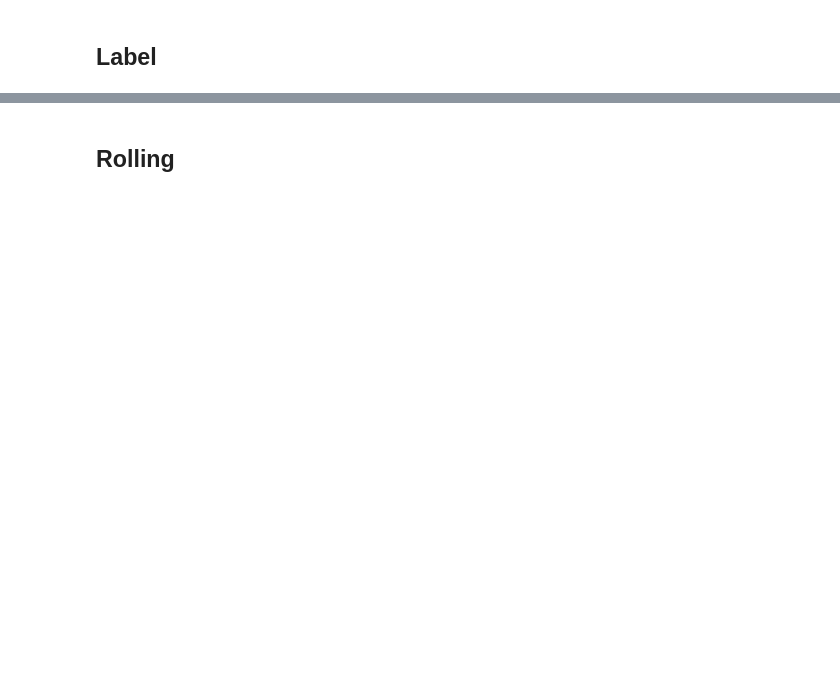
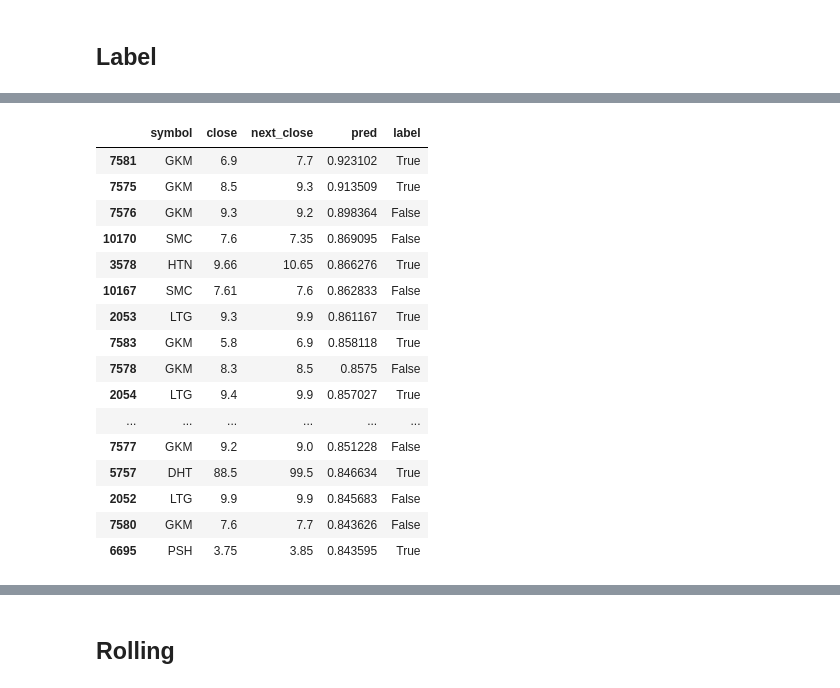
Before and after one commit to hoangvictor/vnstock, a Jupyter notebook: notebooks/POC.ipynb, the cells around one changed output, grey strips where cells are left out. Saved outputs shown, nothing was run; the diff lists cells and outputs as text; code cells hidden in the pictures; blank space fills up the shorter version.

```diff
--- a/notebooks/POC.ipynb
+++ b/notebooks/POC.ipynb
@@ -33,21 +42,19 @@ keep_symbols = []
 data_count = []
 all_data = {}
 for symbol in tqdm(symbols_list):
-    save_path = f'./data/stocks/{symbol}.csv'
+    save_path = f'/remote/vast0/share-mv/tien/project/vnstock/data/stocks/{symbol}.csv'
     if os.path.exists(save_path):
         df = pd.read_csv(save_path)
     else:
-        if data_count is not None:
-            continue
         try:
             vn_stock = Vnstock()
             stock = vn_stock.stock(symbol=symbol, source='VCI')
             df = stock.quote.history(start='2020-01-01', end='2025-02-25')
-            df.to_csv(f'./data/stocks/{symbol}.csv', index=False)
+            df.to_csv(f'/remote/vast0/share-mv/tien/project/vnstock/data/stocks/{symbol}.csv', index=False)
         except Exception as e:
             print(e)
             continue
-    if (df['volume']*df['close']).values[-1].tolist() > 5e7:
+    if ((df['volume']*df['close']).rolling(10).mean()).values[-1].tolist() > 1e6 and (df['volume'] == 0).sum() < 10 and df.shape[0] > 800:
         data_count.append([symbol, df.shape[0]])
         all_data[symbol] = df
         keep_symbols.append(symbol)
@@ -186,9 +258,16 @@ def feature_engineering(df):
 def label(df):
     upper_rate = 1.05
     # df['label'] = df['close'].shift(-3) / df['close'] - 1
-    df['next_close'] = df['close'].shift(-3)
-    df['label'] = df['next_close'] > df['close'] * upper_rate
-    # df['label2'] = df['close'].shift(-3) > df['close']
+    df['next_close'] = df['close'].rolling(10).max().shift(-10)
+    df['next_min_close'] = df['close'].rolling(10).min().shift(-10)
+
+    df['label'] = df['next_close'] > df['open'].shift(-1) * upper_rate
+    df['label'] &= df['next_min_close'] > df['open'].shift(-1) * 0.95
+
+    df['label'] = df['next_close'] > df['open'].shift(-1) * upper_rate
+
+    df['weight'] = 1+(df['next_close']/df['open'].shift(-1)-1).abs()
+
     return df
 # %%
 # old_all_df = all_df.copy()
@@ -205,7 +284,8 @@ for symbol, df in all_data.items():
     c += 1
 
 all_df = pd.concat(all_df)
-all_df = all_df[all_df['volume']*all_df['close'] > 5e7].dropna()
+all_df = all_df.dropna()
+all_df = all_df[(abs(all_df['close']/all_df['open']-1) > 0.04) | (abs(all_df['high']/all_df['low']-1) > 0.08) | (abs(all_df['cur_volume_vs_avg10_diff']) > 1.)]
 # all_df = all_df[(all_df['cur_volume_vs_avg10_diff'].abs() > 0.5) | (all_df['prev1d_cur_volume_vs_avg10_diff'].abs() > 0.5) | (all_df['prev2d_cur_volume_vs_avg10_diff'].abs() > 0.5) | (all_df['prev3d_cur_volume_vs_avg10_diff'].abs() > 0.5)].reset_index(drop=True)
 # %% [output]
 ACB
@@ -325,0 +582,8 @@ Precision is ill-defined and being set to 0.0 in labels with no predicted sample
+# %%
+best_threshold = study.user_attrs['best_threshold']
+y_pred_test = best_model.predict(X_test)
+auc = roc_auc_score(y_test, y_pred_test)
+prec = precision_score(y_test, y_pred_test > best_threshold)
+print("AUC: ", auc)
+print("Precision: ", prec)
+print("Total predictions:", sum(y_pred_test > best_threshold))
@@ -325,0 +663,22 @@ Precision is ill-defined and being set to 0.0 in labels with no predicted sample
+# %%
+a = pd.DataFrame([test_df_symbol_cols, test_df_close_cols, test_df_next_close_cols, y_pred_test, y_test]).T
+a.columns = ['symbol', 'close', 'next_close', 'pred', 'label']
+a.sort_values(by='pred', ascending=False).head(20)
+# %% [output]
+|  | symbol | close | next_close | pred | label |
+| 7581 | GKM | 6.9 | 7.7 | 0.923102 | True |
+| 7575 | GKM | 8.5 | 9.3 | 0.913509 | True |
+| 7576 | GKM | 9.3 | 9.2 | 0.898364 | False |
+| 10170 | SMC | 7.6 | 7.35 | 0.869095 | False |
+| 3578 | HTN | 9.66 | 10.65 | 0.866276 | True |
+| 10167 | SMC | 7.61 | 7.6 | 0.862833 | False |
+| 2053 | LTG | 9.3 | 9.9 | 0.861167 | True |
+| 7583 | GKM | 5.8 | 6.9 | 0.858118 | True |
+| 7578 | GKM | 8.3 | 8.5 | 0.8575 | False |
+| 2054 | LTG | 9.4 | 9.9 | 0.857027 | True |
+| ... | ... | ... | ... | ... | ... |
+| 7577 | GKM | 9.2 | 9.0 | 0.851228 | False |
+| 5757 | DHT | 88.5 | 99.5 | 0.846634 | True |
+| 2052 | LTG | 9.9 | 9.9 | 0.845683 | False |
+| 7580 | GKM | 7.6 | 7.7 | 0.843626 | False |
+| 6695 | PSH | 3.75 | 3.85 | 0.843595 | True |
```
Also changed, not shown: parts of 22 cells of this notebook, 7 other files.
